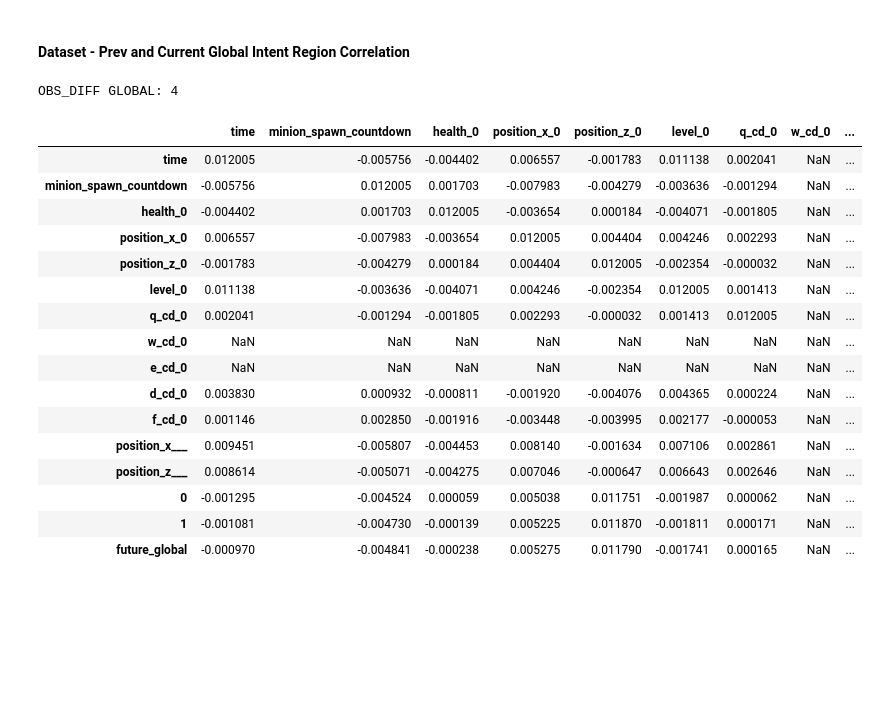
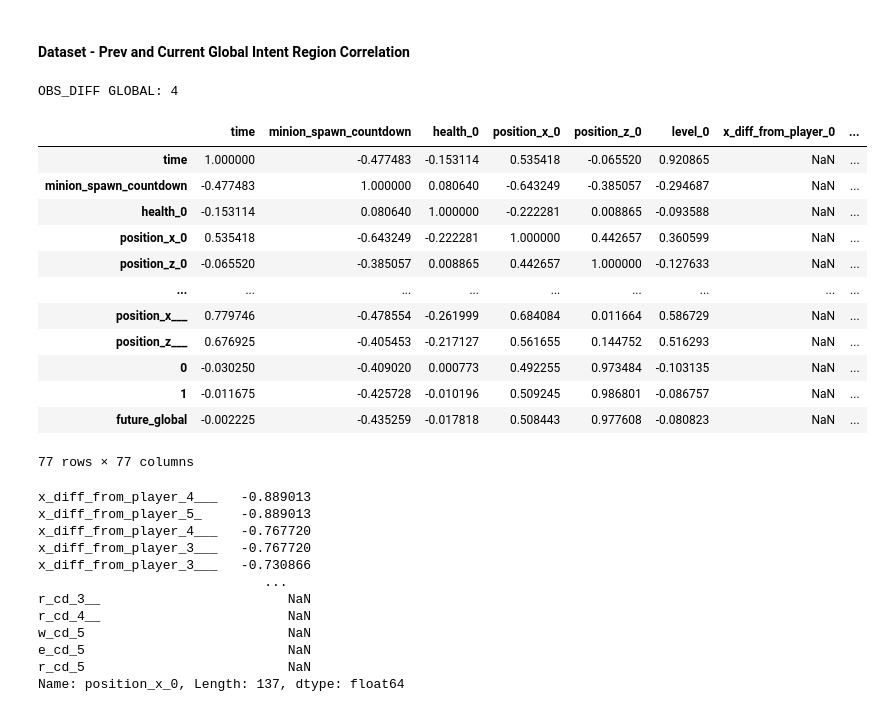
Before and after one commit to MiscellaneousStuff/tlol-ml, a Jupyter notebook: sanity_test.ipynb, the cells around one changed output. Saved outputs shown, nothing was run; the diff lists cells and outputs as text; code cells hidden in the pictures; blank space fills up the shorter version.

```diff
--- a/sanity_test.ipynb
+++ b/sanity_test.ipynb
@@ -25,5 +46,6 @@ Name: time, Length: 1410, dtype: float16
 # %%
 # dataset[0]["champs"].columns[0:65]
 # dataset[0]["champs"].columns[0:14], len(dataset[0]["champs"].columns[0:14])
-dataset[0]["minions"].columns[0:17]
+d = [dataset[0]["champs"].columns[(65*(i))+7:(65*(i))+10] for i in range(10)]
+d
 # %% [output]
@@ -451,7 +477,7 @@ scene_dfs[0]
 # %%
 # plt.rcParams["figure.figsize"] = (40,20)
 plt.rcParams["figure.figsize"] = (6,4)
-for i in range(100): # 10
+for i in range(10): # 10
     cur_scenes = dataset[i]["scenes"]
     scatter = plt.scatter(list(range(cur_scenes.shape[0])), cur_scenes["scene"], s=0.5)
 # plt.gca().invert_yaxis()
@@ -495,12 +521,12 @@ global_intent_regions_future = global_intent_regions.copy().shift(+OBS_PREV).fil
 #champ_indices  = [0, 7, 9, 30, 62, 63, 64, 15, 17, 19, 21, 23, 26]
 #minion_indices = [0, 7, 9, 14, 15, 16]
 
-champ_indices  = [0, 7, 9, 30, 15, 17, 19, 23, 26]
+champ_indices  = [0, 7, 9, 30, 62, 63, 64]
 minion_indices = [7, 9]
 
 def get_obs(dataset, champ_indices, minion_indices):
     lst = []
-    for d in range(10):
+    for d in range(100):
     # for d in range(len(dataset)):
         example = dataset[d]
 
@@ -513,7 +539,7 @@ def get_obs(dataset, champ_indices, minion_indices):
         champ_feats  = []
         minion_feats = []
 
-        for i in range(1): # UNIT_COUNTS["champs"]):
+        for i in range(10): # UNIT_COUNTS["champs"]):
             base = i * UNIT_FEATURE_COUNTS["champs"]
             feats = [champs.iloc[:, base + idx] for idx in champ_indices]
             champ_feats.append(feats)
@@ -604,0 +622,4 @@ obs_s[0]
+# %%
+
+act_s = [act.iloc[:, -2:]
+         for act in [dataset[i]["act"] for i in range(10)]]
@@ -635,33 +673,46 @@ i = 0
 # %%
 corr_s = obs
 corr_s["future_global"] = act
 corr_s = corr_s.corr()
 
 for obs, act in list(zip(obs_s, act_s))[1:]:
     cur = obs
     cur["future_global"] = act
     cur = cur.corr()
     corr_s += cur
 
 print("OBS_DIFF GLOBAL:", OBS_PREV)
 
-corr_s / 833
+total_corr = corr_s / 100
+total_corr
 # %% [output]
 OBS_DIFF GLOBAL: 4
-|  | time | minion_spawn_countdown | health_0 | position_x_0 | position_z_0 | level_0 | q_cd_0 | w_cd_0 | ... |
-| time | 0.012005 | -0.005756 | -0.004402 | 0.006557 | -0.001783 | 0.011138 | 0.002041 | NaN | ... |
-| minion_spawn_countdown | -0.005756 | 0.012005 | 0.001703 | -0.007983 | -0.004279 | -0.003636 | -0.001294 | NaN | ... |
-| health_0 | -0.004402 | 0.001703 | 0.012005 | -0.003654 | 0.000184 | -0.004071 | -0.001805 | NaN | ... |
-| position_x_0 | 0.006557 | -0.007983 | -0.003654 | 0.012005 | 0.004404 | 0.004246 | 0.002293 | NaN | ... |
-| position_z_0 | -0.001783 | -0.004279 | 0.000184 | 0.004404 | 0.012005 | -0.002354 | -0.000032 | NaN | ... |
-| level_0 | 0.011138 | -0.003636 | -0.004071 | 0.004246 | -0.002354 | 0.012005 | 0.001413 | NaN | ... |
-| q_cd_0 | 0.002041 | -0.001294 | -0.001805 | 0.002293 | -0.000032 | 0.001413 | 0.012005 | NaN | ... |
-| w_cd_0 | NaN | NaN | NaN | NaN | NaN | NaN | NaN | NaN | ... |
-| e_cd_0 | NaN | NaN | NaN | NaN | NaN | NaN | NaN | NaN | ... |
-| d_cd_0 | 0.003830 | 0.000932 | -0.000811 | -0.001920 | -0.004076 | 0.004365 | 0.000224 | NaN | ... |
-| f_cd_0 | 0.001146 | 0.002850 | -0.001916 | -0.003448 | -0.003995 | 0.002177 | -0.000053 | NaN | ... |
-| position_x___ | 0.009451 | -0.005807 | -0.004453 | 0.008140 | -0.001634 | 0.007106 | 0.002861 | NaN | ... |
-| position_z___ | 0.008614 | -0.005071 | -0.004275 | 0.007046 | -0.000647 | 0.006643 | 0.002646 | NaN | ... |
-| 0 | -0.001295 | -0.004524 | 0.000059 | 0.005038 | 0.011751 | -0.001987 | 0.000062 | NaN | ... |
-| 1 | -0.001081 | -0.004730 | -0.000139 | 0.005225 | 0.011870 | -0.001811 | 0.000171 | NaN | ... |
-| future_global | -0.000970 | -0.004841 | -0.000238 | 0.005275 | 0.011790 | -0.001741 | 0.000165 | NaN | ... |
+|  | time | minion_spawn_countdown | health_0 | position_x_0 | position_z_0 | level_0 | x_diff_from_player_0 | ... |
+| time | 1.000000 | -0.477483 | -0.153114 | 0.535418 | -0.065520 | 0.920865 | NaN | ... |
+| minion_spawn_countdown | -0.477483 | 1.000000 | 0.080640 | -0.643249 | -0.385057 | -0.294687 | NaN | ... |
+| health_0 | -0.153114 | 0.080640 | 1.000000 | -0.222281 | 0.008865 | -0.093588 | NaN | ... |
+| position_x_0 | 0.535418 | -0.643249 | -0.222281 | 1.000000 | 0.442657 | 0.360599 | NaN | ... |
+| position_z_0 | -0.065520 | -0.385057 | 0.008865 | 0.442657 | 1.000000 | -0.127633 | NaN | ... |
+| ... | ... | ... | ... | ... | ... | ... | ... | ... |
+| position_x___ | 0.779746 | -0.478554 | -0.261999 | 0.684084 | 0.011664 | 0.586729 | NaN | ... |
+| position_z___ | 0.676925 | -0.405453 | -0.217127 | 0.561655 | 0.144752 | 0.516293 | NaN | ... |
+| 0 | -0.030250 | -0.409020 | 0.000773 | 0.492255 | 0.973484 | -0.103135 | NaN | ... |
+| 1 | -0.011675 | -0.425728 | -0.010196 | 0.509245 | 0.986801 | -0.086757 | NaN | ... |
+| future_global | -0.002225 | -0.435259 | -0.017818 | 0.508443 | 0.977608 | -0.080823 | NaN | ... |
+77 rows × 77 columns
+# %%
+A_x_corr_s = total_corr["position_x_0"].sort_values()
+A_x_corr_s
+# %% [output]
+x_diff_from_player_4___   -0.889013
+x_diff_from_player_5_     -0.889013
+x_diff_from_player_4___   -0.767720
+x_diff_from_player_3___   -0.767720
+x_diff_from_player_3___   -0.730866
+                             ...
+r_cd_3__                        NaN
+r_cd_4__                        NaN
+w_cd_5                          NaN
+e_cd_5                          NaN
+r_cd_5                          NaN
+Name: position_x_0, Length: 137, dtype: float64
```
Also changed, not shown: parts of 13 cells of this notebook, 3 other files.
